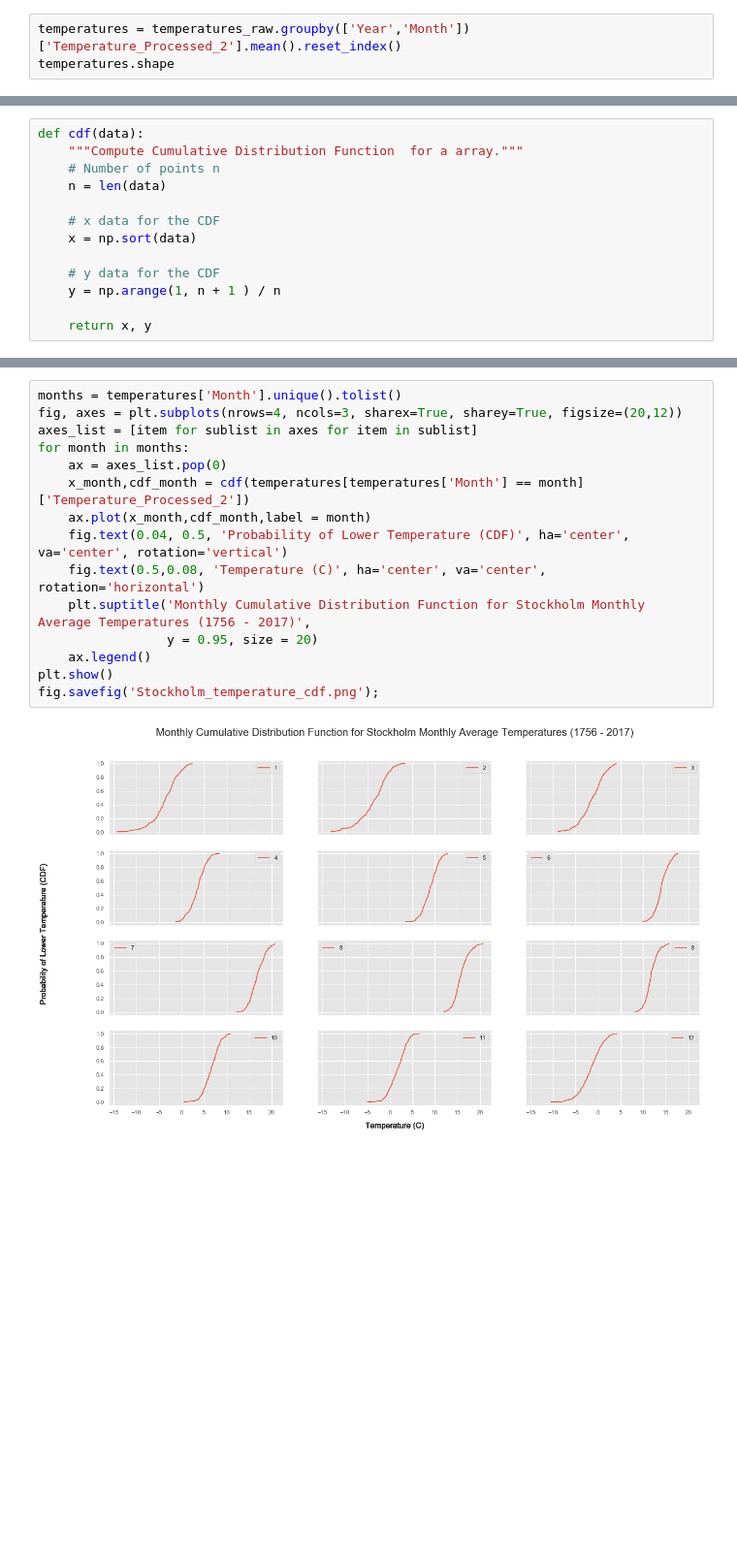
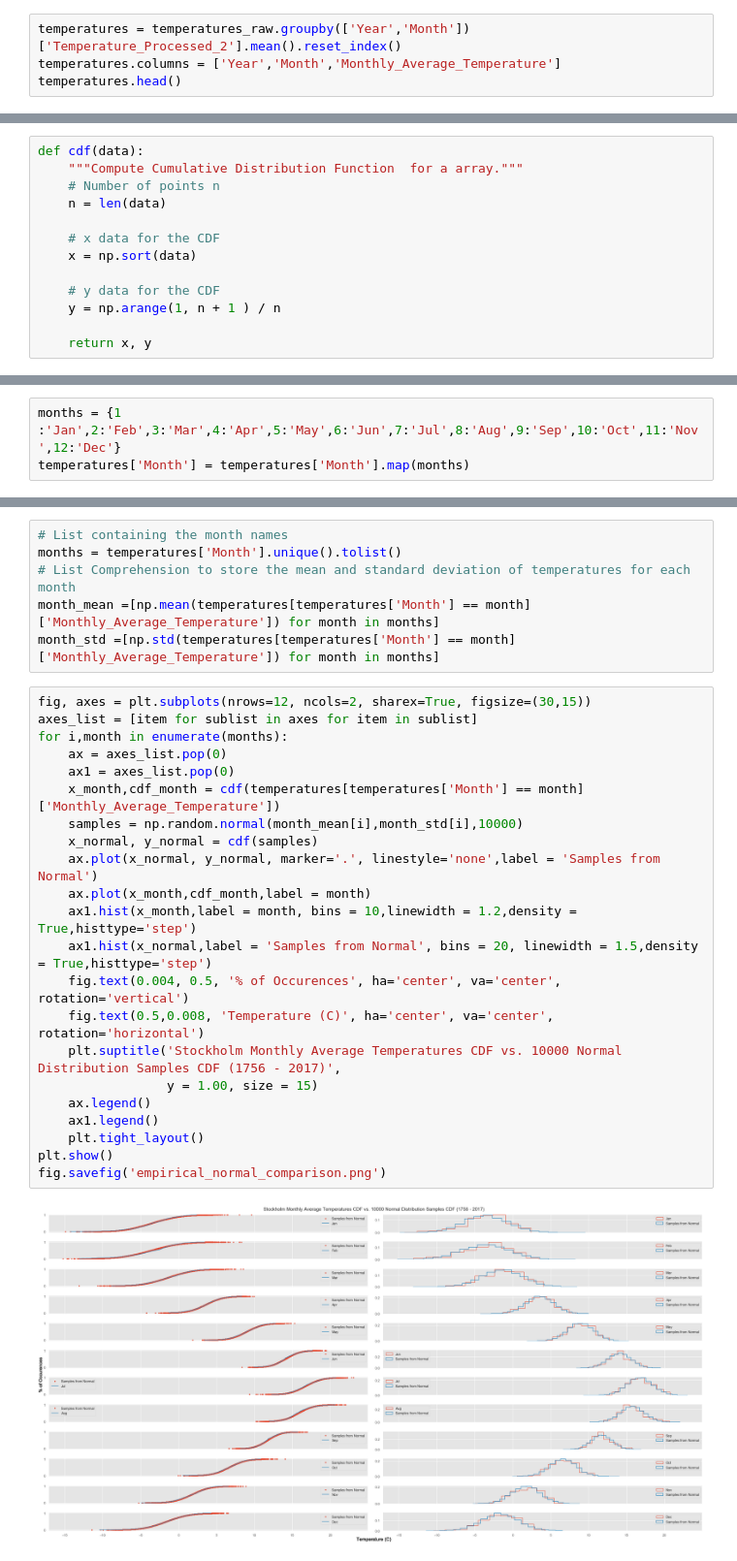
Before and after one commit to Schots/Stockholm-Temperatures, a Jupyter notebook: Stockholm Daily Mean Temperatures.ipynb, the cells around one changed output, grey strips where cells are left out. Shown: that part at 97% size. Saved outputs shown, nothing was run; the diff lists cells and outputs as text; blank space fills up the shorter version.

```diff
--- a/Stockholm Daily Mean Temperatures.ipynb
+++ b/Stockholm Daily Mean Temperatures.ipynb
@@ -63,5 +64,6 @@ Data_ID                    0.0
 dtype: float64
 # %%
 temperatures = temperatures_raw.groupby(['Year','Month'])['Temperature_Processed_2'].mean().reset_index()
-temperatures.shape
+temperatures.columns = ['Year','Month','Monthly_Average_Temperature']
+temperatures.head()
 # %% [output]
@@ -81,0 +131,3 @@ def cdf(data):
+# %%
+months = {1 :'Jan',2:'Feb',3:'Mar',4:'Apr',5:'May',6:'Jun',7:'Jul',8:'Aug',9:'Sep',10:'Oct',11:'Nov',12:'Dec'}
+temperatures['Month'] = temperatures['Month'].map(months)
@@ -82,17 +143,30 @@ def cdf(data):
+# %%
+# List containing the month names
+months = temperatures['Month'].unique().tolist()
+# List Comprehension to store the mean and standard deviation of temperatures for each month
+month_mean =[np.mean(temperatures[temperatures['Month'] == month]['Monthly_Average_Temperature']) for month in months]
+month_std =[np.std(temperatures[temperatures['Month'] == month]['Monthly_Average_Temperature']) for month in months]
 # %%
-months = temperatures['Month'].unique().tolist()
-fig, axes = plt.subplots(nrows=4, ncols=3, sharex=True, sharey=True, figsize=(20,12))
+fig, axes = plt.subplots(nrows=12, ncols=2, sharex=True, figsize=(30,15))
 axes_list = [item for sublist in axes for item in sublist]
-for month in months:
+for i,month in enumerate(months):
     ax = axes_list.pop(0)
-    x_month,cdf_month = cdf(temperatures[temperatures['Month'] == month]['Temperature_Processed_2'])
+    ax1 = axes_list.pop(0)
+    x_month,cdf_month = cdf(temperatures[temperatures['Month'] == month]['Monthly_Average_Temperature'])
+    samples = np.random.normal(month_mean[i],month_std[i],10000)
+    x_normal, y_normal = cdf(samples)
+    ax.plot(x_normal, y_normal, marker='.', linestyle='none',label = 'Samples from Normal')
     ax.plot(x_month,cdf_month,label = month)
-    fig.text(0.04, 0.5, 'Probability of Lower Temperature (CDF)', ha='center', va='center', rotation='vertical')
-    fig.text(0.5,0.08, 'Temperature (C)', ha='center', va='center', rotation='horizontal')
-    plt.suptitle('Monthly Cumulative Distribution Function for Stockholm Monthly Average Temperatures (1756 - 2017)',
-                 y = 0.95, size = 20)
+    ax1.hist(x_month,label = month, bins = 10,linewidth = 1.2,density = True,histtype='step')
+    ax1.hist(x_normal,label = 'Samples from Normal', bins = 20, linewidth = 1.5,density = True,histtype='step')
+    fig.text(0.004, 0.5, '% of Occurences', ha='center', va='center', rotation='vertical')
+    fig.text(0.5,0.008, 'Temperature (C)', ha='center', va='center', rotation='horizontal')
+    plt.suptitle('Stockholm Monthly Average Temperatures CDF vs. 10000 Normal Distribution Samples CDF (1756 - 2017)',
+                 y = 1.00, size = 15)
     ax.legend()
+    ax1.legend()
+    plt.tight_layout()
 plt.show()
-fig.savefig('Stockholm_temperature_cdf.png');
+fig.savefig('empirical_normal_comparison.png')
 # %% [output]
-[figure, old version]
+[figure, new version]
```
Also changed, not shown: parts of 11 cells of this notebook.
